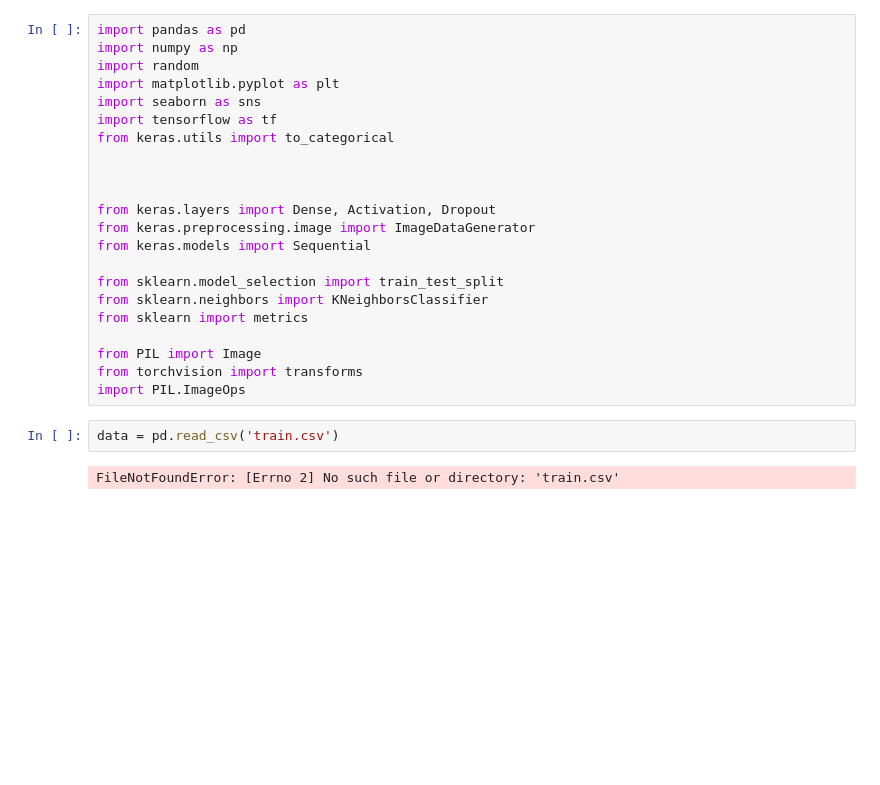
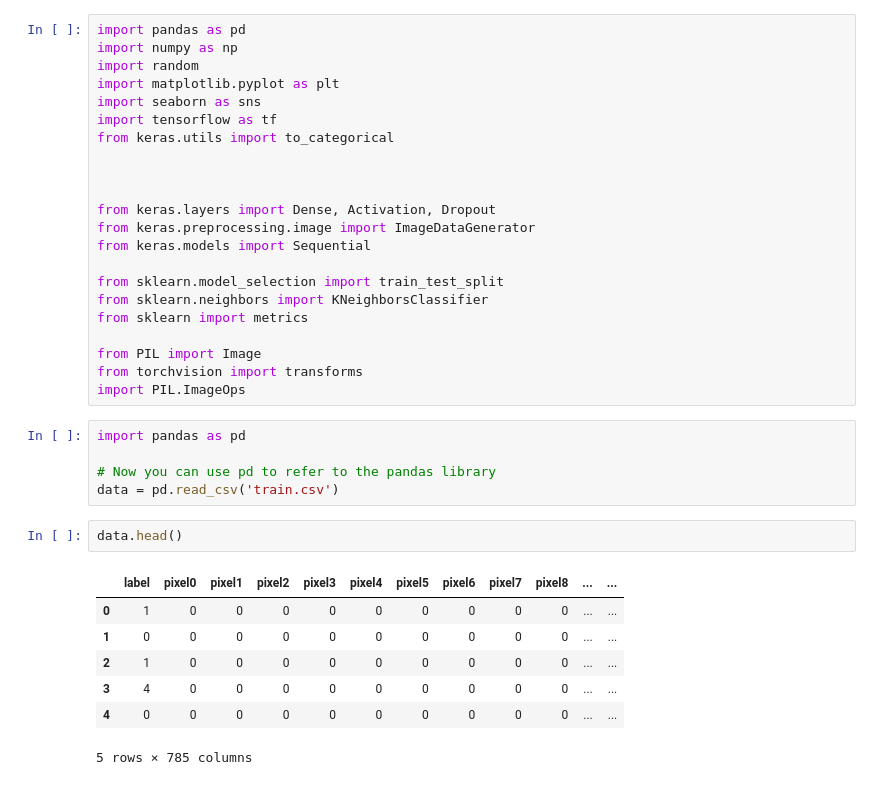
Before and after one commit to Luis321Leo/Reconocimiento_caracteres_IH, a Jupyter notebook: Caracteres_manuscritos_IH.ipynb, the cells around one changed output. Drawn from its saved outputs; the diff is of its cells as text; blank space fills up the shorter version.

```diff
--- a/Caracteres_manuscritos_IH.ipynb
+++ b/Caracteres_manuscritos_IH.ipynb
@@ -22,7 +22,18 @@ from sklearn import metrics
 from PIL import Image
 from torchvision import transforms
 import PIL.ImageOps
-# %%
-data = pd.read_csv('train.csv')
-# %% [output]
-FileNotFoundError: [Errno 2] No such file or directory: 'train.csv'
+# %%
+import pandas as pd
+
+# Now you can use pd to refer to the pandas library
+data = pd.read_csv('train.csv')
+# %%
+data.head()
+# %% [output]
+|  | label | pixel0 | pixel1 | pixel2 | pixel3 | pixel4 | pixel5 | pixel6 | pixel7 | pixel8 | ... | ... |
+| 0 | 1 | 0 | 0 | 0 | 0 | 0 | 0 | 0 | 0 | 0 | ... | ... |
+| 1 | 0 | 0 | 0 | 0 | 0 | 0 | 0 | 0 | 0 | 0 | ... | ... |
+| 2 | 1 | 0 | 0 | 0 | 0 | 0 | 0 | 0 | 0 | 0 | ... | ... |
+| 3 | 4 | 0 | 0 | 0 | 0 | 0 | 0 | 0 | 0 | 0 | ... | ... |
+| 4 | 0 | 0 | 0 | 0 | 0 | 0 | 0 | 0 | 0 | 0 | ... | ... |
+5 rows × 785 columns
```
Also changed, not shown: parts of 5 cells of this notebook.
